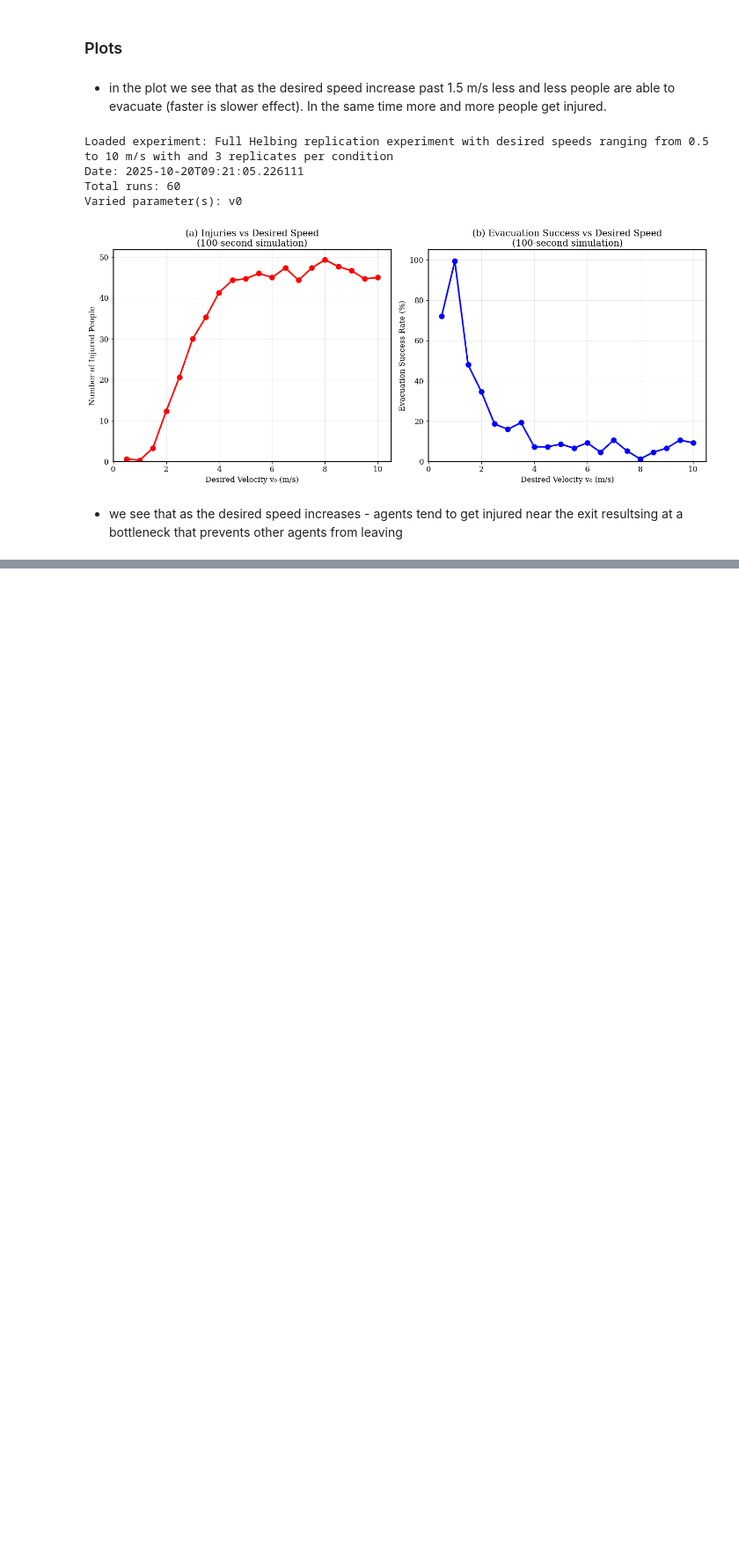
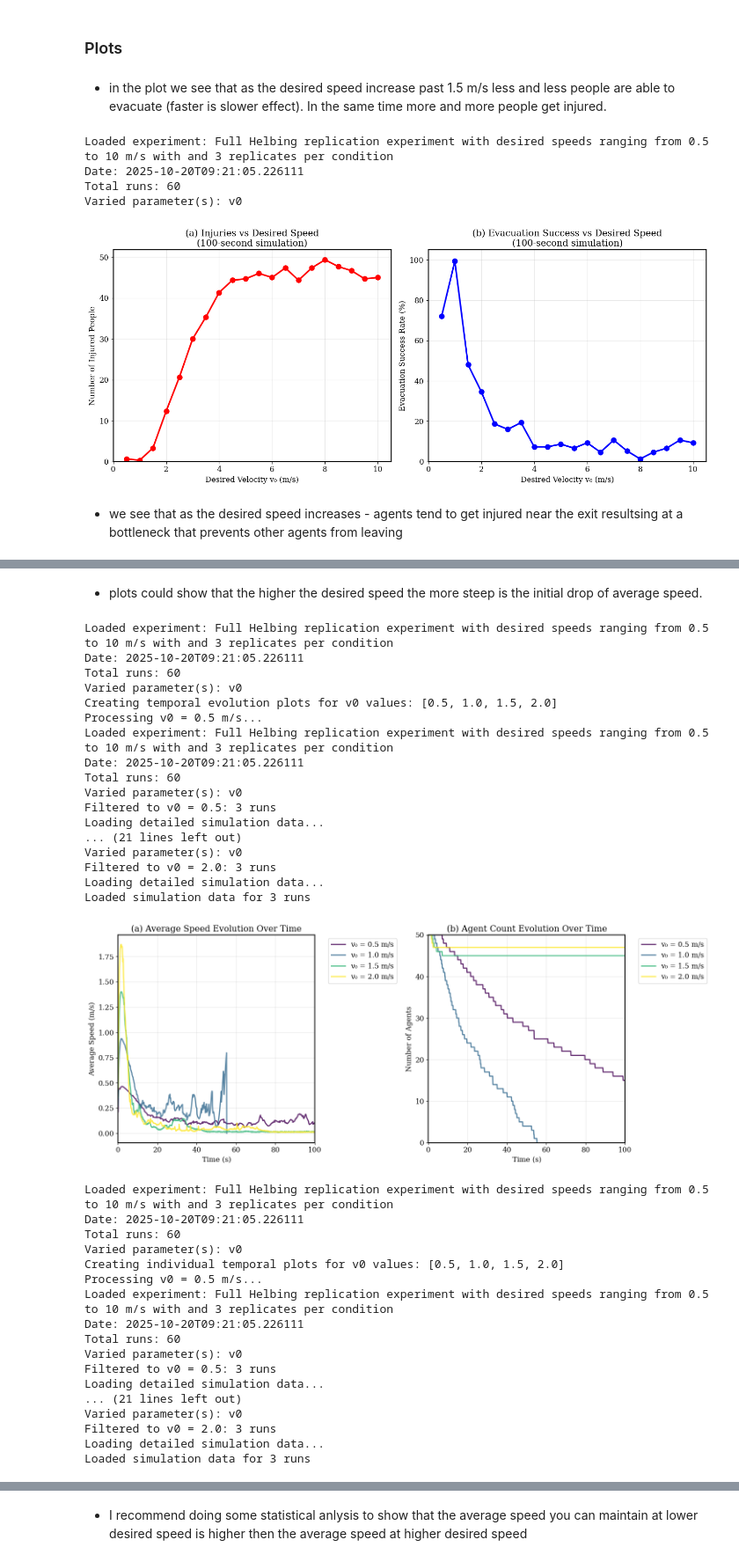
Before and after one commit to NikiLalev/dmas_project, a Jupyter notebook: src/experiments.ipynb, the cells around one changed output, grey strips where cells are left out. Shown at 88% size. Cells and saved outputs as stored; diff of their text form; code cells hidden in the pictures; blank space fills up the shorter version.

```diff
--- a/src/experiments.ipynb
+++ b/src/experiments.ipynb
@@ -890,0 +1091,49 @@ Loaded simulation data for 3 runs
+# %% [markdown]
+- plots could show that the higher the desired speed the more steep is the initial drop of average speed.
+# %%
+create_temporal_evolution_plots(
+    "experiments/full_Helbing_replication_20251020_092105",
+    v0_values_to_plot=[0.5, 1.0, 1.5, 2.0],
+    save_plots=False
+)
+create_individual_temporal_plots(
+    "experiments/full_Helbing_replication_20251020_092105",
+    v0_values_to_plot=[0.5, 1.0, 1.5, 2.0],
+    save_plots=False
+)
+# %% [output]
+Loaded experiment: Full Helbing replication experiment with desired speeds ranging from 0.5 to 10 m/s with and 3 replicates per condition
+Date: 2025-10-20T09:21:05.226111
+Total runs: 60
+Varied parameter(s): v0
+Creating temporal evolution plots for v0 values: [0.5, 1.0, 1.5, 2.0]
+Processing v0 = 0.5 m/s...
+Loaded experiment: Full Helbing replication experiment with desired speeds ranging from 0.5 to 10 m/s with and 3 replicates per condition
+Date: 2025-10-20T09:21:05.226111
+Total runs: 60
+Varied parameter(s): v0
+Filtered to v0 = 0.5: 3 runs
+Loading detailed simulation data...
+... (21 lines left out)
+Varied parameter(s): v0
+Filtered to v0 = 2.0: 3 runs
+Loading detailed simulation data...
+Loaded simulation data for 3 runs
+[figure, added]
+Loaded experiment: Full Helbing replication experiment with desired speeds ranging from 0.5 to 10 m/s with and 3 replicates per condition
+Date: 2025-10-20T09:21:05.226111
+Total runs: 60
+Varied parameter(s): v0
+Creating individual temporal plots for v0 values: [0.5, 1.0, 1.5, 2.0]
+Processing v0 = 0.5 m/s...
+Loaded experiment: Full Helbing replication experiment with desired speeds ranging from 0.5 to 10 m/s with and 3 replicates per condition
+Date: 2025-10-20T09:21:05.226111
+Total runs: 60
+Varied parameter(s): v0
+Filtered to v0 = 0.5: 3 runs
+Loading detailed simulation data...
+... (21 lines left out)
+Varied parameter(s): v0
+Filtered to v0 = 2.0: 3 runs
+Loading detailed simulation data...
+Loaded simulation data for 3 runs
@@ -890,0 +1141,2 @@ Loaded simulation data for 3 runs
+# %% [markdown]
+- I recommend doing some statistical anlysis to show that the average speed you can maintain at lower desired speed is higher then the average speed at higher desired speed
```
Also changed, not shown: parts of 4 cells of this notebook, 4 other files.
